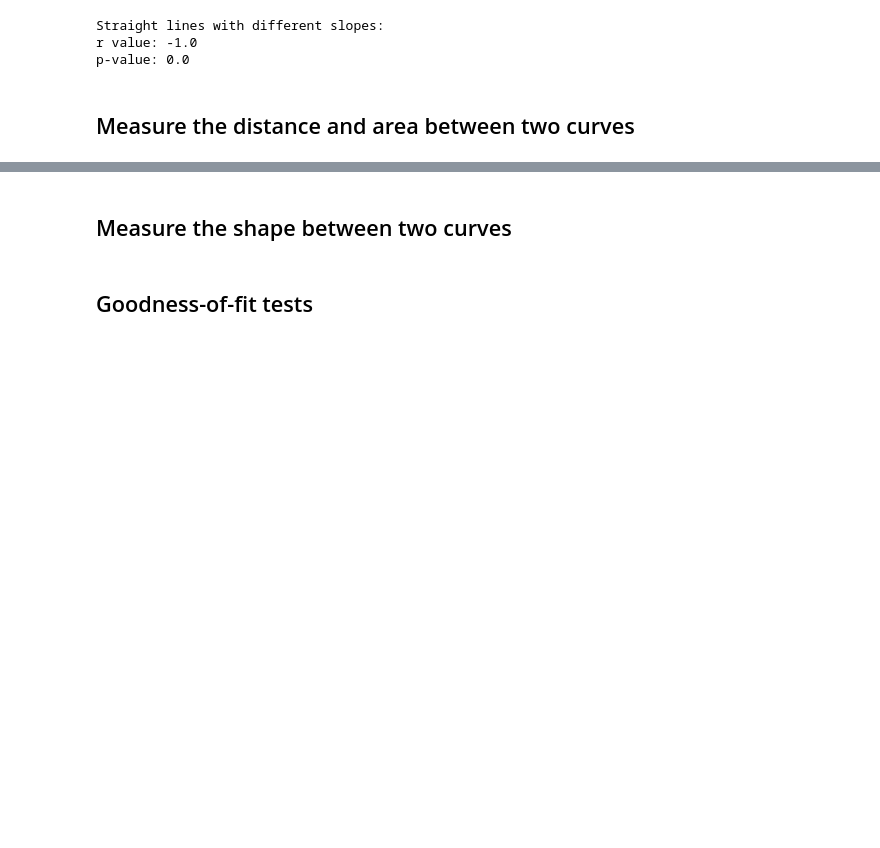
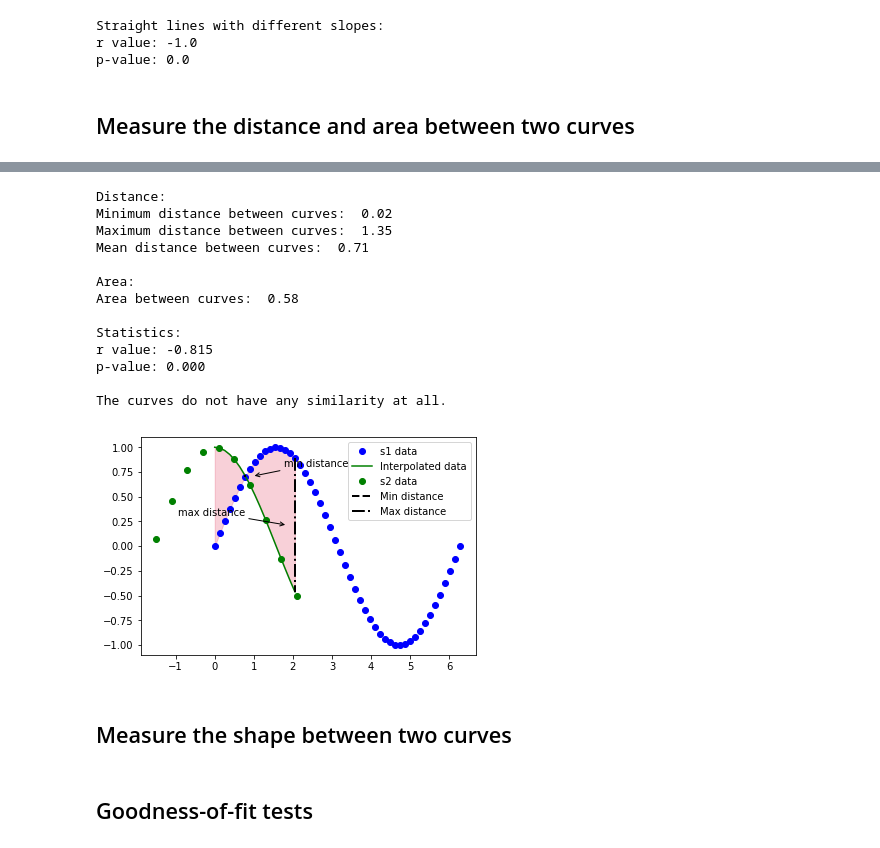
Before and after one commit to sunshinescience/tsdiff, a Jupyter notebook: tsdiff.ipynb, the cells around one changed output, grey strips where cells are left out. Saved outputs shown, nothing was run; the diff lists cells and outputs as text; code cells hidden in the pictures; blank space fills up the shorter version.

Commit message:
Added alternate curves

```diff
--- a/tsdiff.ipynb
+++ b/tsdiff.ipynb
@@ -335,3 +338,24 @@ The curves do not have any similarity at all.
+# %%
+x_values = np.linspace(0, 2 * np.pi)
+sin_values = np.sin(x_values)
+x2_values = np.arange(-1.5, 2.5, 0.4)
+cos_values = np.cos(x2_values)
+compare_curves(x_values, sin_values, x2_values, cos_values)
+# %% [output]
+Distance:
+Minimum distance between curves:  0.02
+Maximum distance between curves:  1.35
+Mean distance between curves:  0.71
+
+Area:
+Area between curves:  0.58
+
+Statistics:
+r value: -0.815
+p-value: 0.000
+
+The curves do not have any similarity at all.
+[figure, added]
 # %% [markdown]
 ## Measure the shape between two curves
 # %%
```
Also changed, not shown: parts of 4 cells of this notebook, 3 other files.
